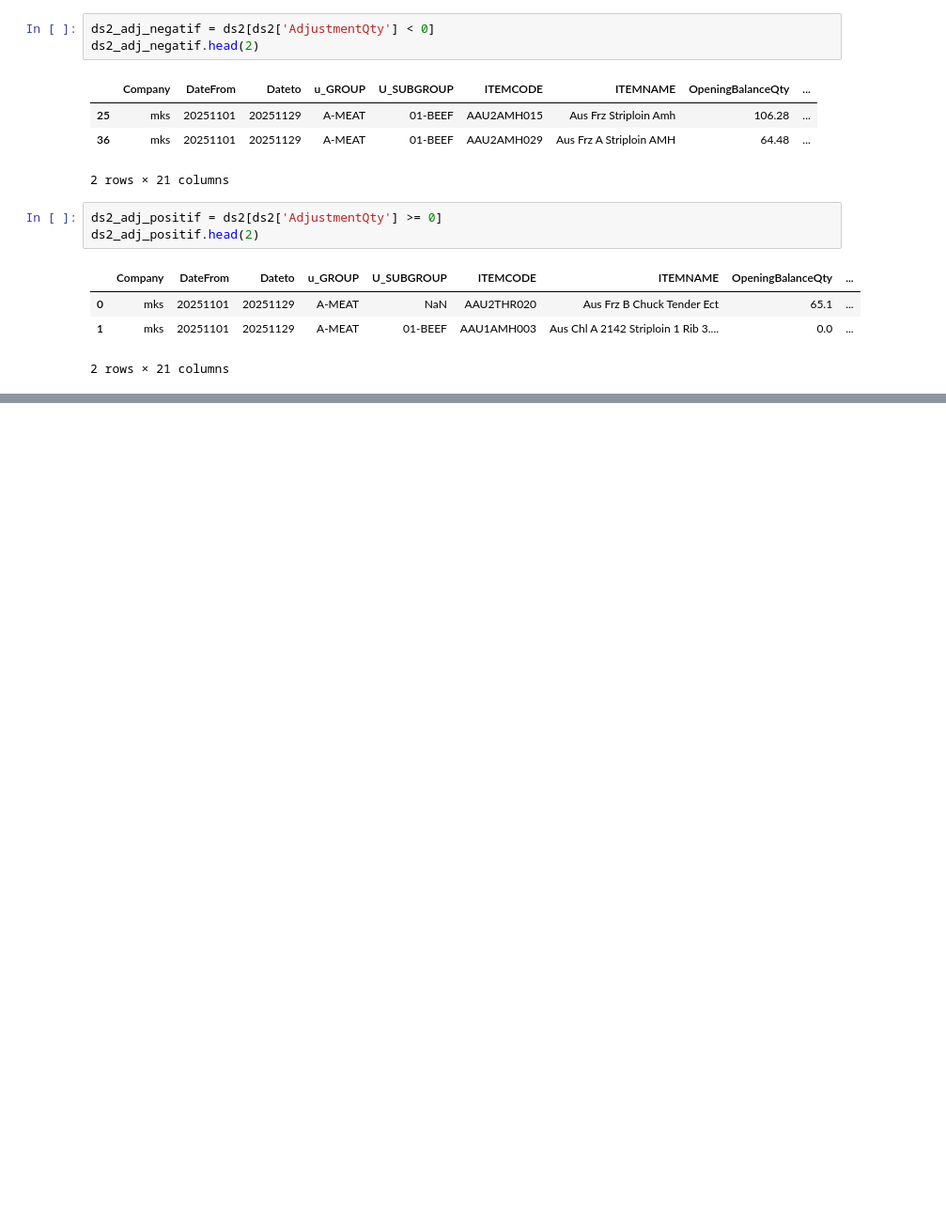
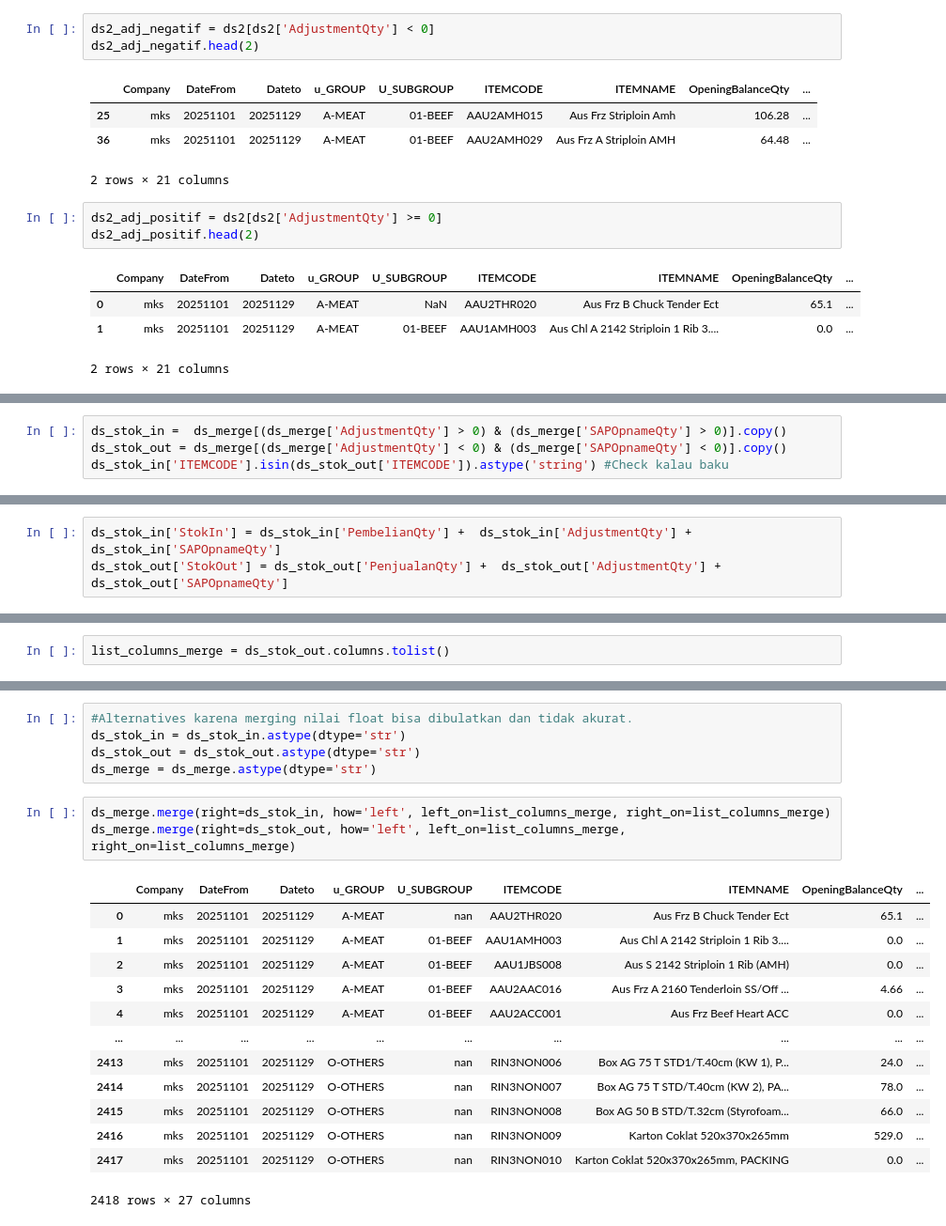
Before and after one commit to rayyanekaputra/automated_st_parser, a Jupyter notebook: parser.ipynb, the cells around one changed output, grey strips where cells are left out. Shown: that part at 94% size. Drawn from its saved outputs; the diff is of its cells as text; blank space fills up the shorter version.

```diff
--- a/parser.ipynb
+++ b/parser.ipynb
@@ -104,0 +180,4 @@ ds3[]
+# %%
+ds_stok_in =  ds_merge[(ds_merge['AdjustmentQty'] > 0) & (ds_merge['SAPOpnameQty'] > 0)].copy()
+ds_stok_out = ds_merge[(ds_merge['AdjustmentQty'] < 0) & (ds_merge['SAPOpnameQty'] < 0)].copy()
+ds_stok_in['ITEMCODE'].isin(ds_stok_out['ITEMCODE']).astype('string') #Check kalau baku
@@ -104,0 +217,3 @@ ds3[]
+# %%
+ds_stok_in['StokIn'] = ds_stok_in['PembelianQty'] +  ds_stok_in['AdjustmentQty'] +  ds_stok_in['SAPOpnameQty']
+ds_stok_out['StokOut'] = ds_stok_out['PenjualanQty'] +  ds_stok_out['AdjustmentQty'] +  ds_stok_out['SAPOpnameQty']
@@ -104,0 +237,2 @@ ds3[]
+# %%
+list_columns_merge = ds_stok_out.columns.tolist()
@@ -104,0 +259,22 @@ ds3[]
+# %%
+#Alternatives karena merging nilai float bisa dibulatkan dan tidak akurat.
+ds_stok_in = ds_stok_in.astype(dtype='str')
+ds_stok_out = ds_stok_out.astype(dtype='str')
+ds_merge = ds_merge.astype(dtype='str')
+# %%
+ds_merge.merge(right=ds_stok_in, how='left', left_on=list_columns_merge, right_on=list_columns_merge)
+ds_merge.merge(right=ds_stok_out, how='left', left_on=list_columns_merge, right_on=list_columns_merge)
+# %% [output]
+|  | Company | DateFrom | Dateto | u_GROUP | U_SUBGROUP | ITEMCODE | ITEMNAME | OpeningBalanceQty | ... |
+| 0 | mks | 20251101 | 20251129 | A-MEAT | nan | AAU2THR020 | Aus Frz B Chuck Tender Ect | 65.1 | ... |
+| 1 | mks | 20251101 | 20251129 | A-MEAT | 01-BEEF | AAU1AMH003 | Aus Chl A 2142 Striploin 1 Rib 3.... | 0.0 | ... |
+| 2 | mks | 20251101 | 20251129 | A-MEAT | 01-BEEF | AAU1JBS008 | Aus S 2142 Striploin 1 Rib (AMH) | 0.0 | ... |
+| 3 | mks | 20251101 | 20251129 | A-MEAT | 01-BEEF | AAU2AAC016 | Aus Frz A 2160 Tenderloin SS/Off ... | 4.66 | ... |
+| 4 | mks | 20251101 | 20251129 | A-MEAT | 01-BEEF | AAU2ACC001 | Aus Frz Beef Heart ACC | 0.0 | ... |
+| ... | ... | ... | ... | ... | ... | ... | ... | ... | ... |
+| 2413 | mks | 20251101 | 20251129 | O-OTHERS | nan | RIN3NON006 | Box AG 75 T STD1/T.40cm (KW 1), P... | 24.0 | ... |
+| 2414 | mks | 20251101 | 20251129 | O-OTHERS | nan | RIN3NON007 | Box AG 75 T STD/T.40cm (KW 2), PA... | 78.0 | ... |
+| 2415 | mks | 20251101 | 20251129 | O-OTHERS | nan | RIN3NON008 | Box AG 50 B STD/T.32cm (Styrofoam... | 66.0 | ... |
+| 2416 | mks | 20251101 | 20251129 | O-OTHERS | nan | RIN3NON009 | Karton Coklat 520x370x265mm | 529.0 | ... |
+| 2417 | mks | 20251101 | 20251129 | O-OTHERS | nan | RIN3NON010 | Karton Coklat 520x370x265mm, PACKING | 0.0 | ... |
+2418 rows × 27 columns
```
Also changed, not shown: parts of 27 cells of this notebook, 2 other files.
